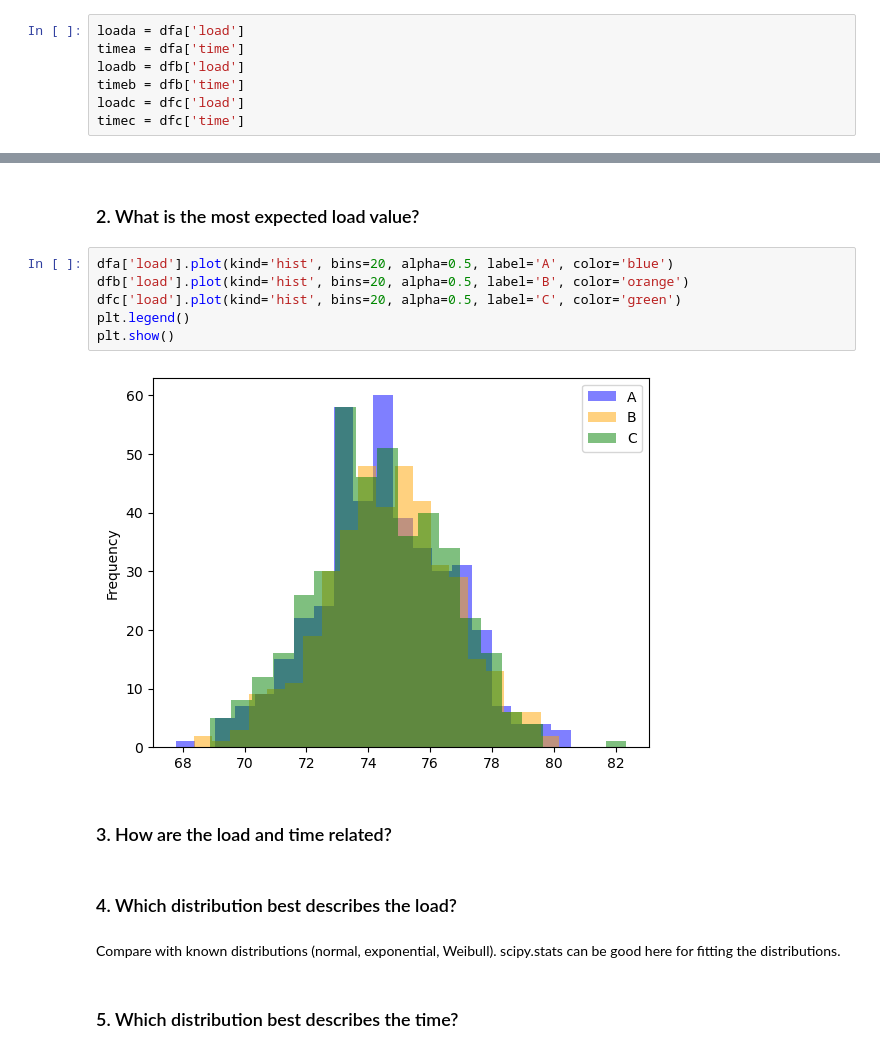
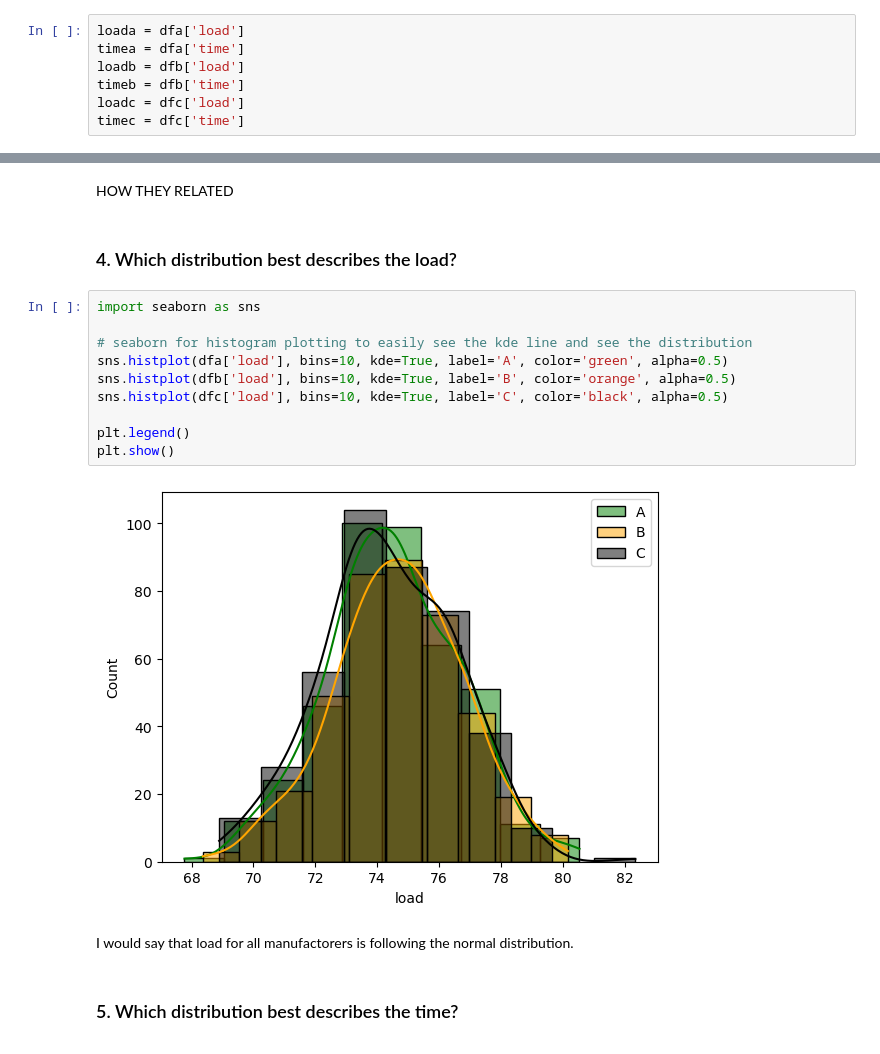
Before and after one commit to iorthethug/IAI-eMaintenance-Assignment-1, a Jupyter notebook: ass2.ipynb, the cells around one changed output, grey strips where cells are left out. Saved outputs shown, nothing was run; the diff lists cells and outputs as text.

```diff
--- a/ass2.ipynb
+++ b/ass2.ipynb
@@ -113,19 +154,20 @@ max     82.348464   24.296367
-# %% [markdown]
-### 2. What is the most expected load value?
-# %%
-dfa['load'].plot(kind='hist', bins=20, alpha=0.5, label='A', color='blue')
-dfb['load'].plot(kind='hist', bins=20, alpha=0.5, label='B', color='orange')
-dfc['load'].plot(kind='hist', bins=20, alpha=0.5, label='C', color='green')
-plt.legend()
-plt.show()
-# %% [output]
-[figure, removed]
-# %% [markdown]
-### 3. How are the load and time related?
+# %% [markdown]
+HOW THEY RELATED
 # %% [markdown]
 ### 4. Which distribution best describes the load?
-# %% [markdown]
-Compare with known distributions (normal, exponential, Weibull).
-scipy.stats can be good here for fitting the distributions.
+# %%
+import seaborn as sns
+
+# seaborn for histogram plotting to easily see the kde line and see the distribution
+sns.histplot(dfa['load'], bins=10, kde=True, label='A', color='green', alpha=0.5)
+sns.histplot(dfb['load'], bins=10, kde=True, label='B', color='orange', alpha=0.5)
+sns.histplot(dfc['load'], bins=10, kde=True, label='C', color='black', alpha=0.5)
+
+plt.legend()
+plt.show()
+# %% [output]
+[figure, added]
+# %% [markdown]
+I would say that load for all manufactorers is following the normal distribution.
 # %% [markdown]
 ### 5. Which distribution best describes the time?
```
Also changed, not shown: parts of 15 cells of this notebook.
